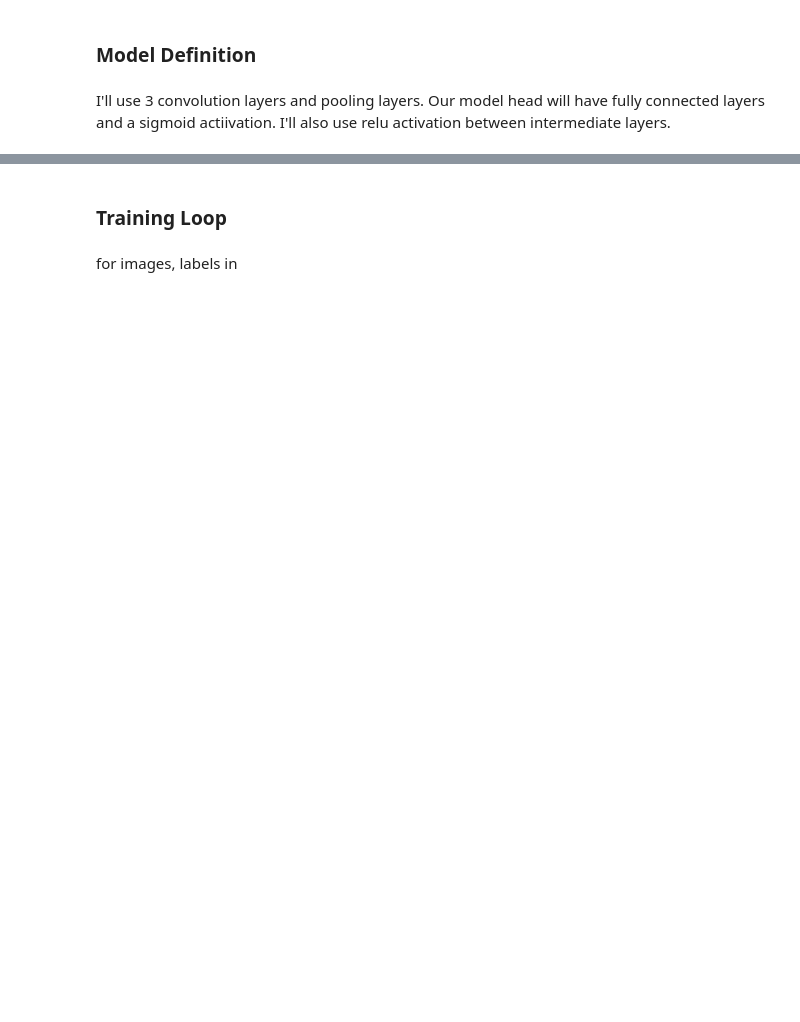
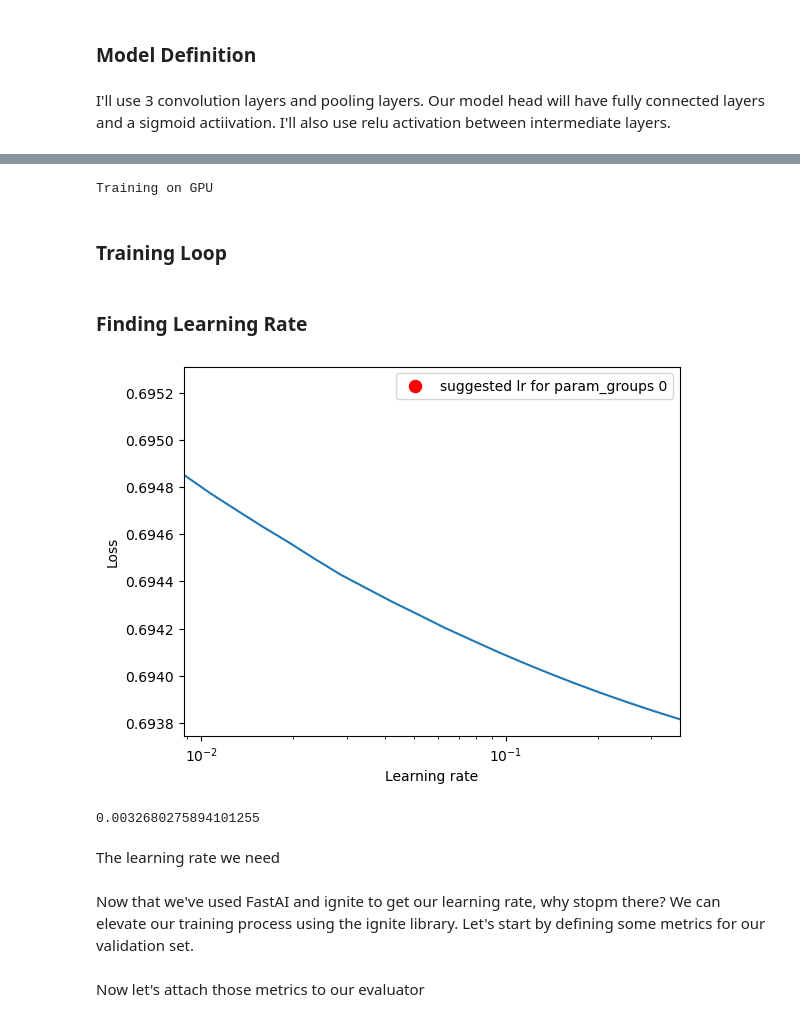
Before and after one commit to youssefokeil/DayNightClassification, a Jupyter notebook: day-night-classification.ipynb, the cells around one changed output, grey strips where cells are left out. Saved outputs shown, nothing was run; the diff lists cells and outputs as text; code cells hidden in the pictures; blank space fills up the shorter version.

Commit message:
use ignite and fastai

```diff
--- a/day-night-classification.ipynb
+++ b/day-night-classification.ipynb
@@ -233,9 +323,11 @@ class CNNModule(nn.Module):
         self.conv1=nn.Conv2d(3,16,3,padding=1)
         self.conv2=nn.Conv2d(16,32,3,padding=1)
         self.conv3=nn.Conv2d(32,64,3,padding=1)
-        self.pool=nn.MaxPool2d(2,2)
+        self.pool=nn.AvgPool2d(2,2)
         self.fc1=nn.Linear(8*8*64,512)
         self.fc2=nn.Linear(512,1)
+        self.sigmoid=nn.Sigmoid()
+        self.dropout=nn.Dropout(p=0.2)
     def forward(self,x):
         # input=64 x 64 x 3, output=32 x 32 x 16
         x=self.pool(F.relu(self.conv1(x)))
@@ -246,11 +338,12 @@ class CNNModule(nn.Module):
         # flatten
         x=x.view(-1,8*8*64)
         # fully connected layer
+        x=self.dropout(x)
         x=F.relu(self.fc1(x))
+        self.dropout(x)
         x=F.relu(self.fc2(x))
-        # head of the model
-        x=nn.Sigmoid(x)
         return x
-# %%
-model_cnn=CNNModule()
-loss=nn.BCELoss()
+# %%
+model_cnn=CNNModule()
+criterion=nn.BCEWithLogitsLoss()
+optimizer= torch.optim.SGD(model_cnn.parameters(), lr=0.01)
@@ -257,5 +359,9 @@ loss=nn.BCELoss()
+# %%
+train_gpu=torch.cuda.is_available()
+if train_gpu:
+    model_cnn.cuda()
+    print("Training on GPU")
+# %% [output]
+Training on GPU
 # %% [markdown]
 ### Training Loop
-# %% [markdown]
-
-for images, labels in
@@ -261,0 +423,16 @@ for images, labels in
+# %% [markdown]
+### Finding Learning Rate
+# %%
+
+lr_finder=FastaiLRFinder()
+with lr_finder.attach(trainer,start_lr=0.001,end_lr=1.0,to_save={"model":model_cnn,"optimizer":optimizer}) as train_lr_find:
+    train_lr_find.run(train_loader)
+
+lr_finder.get_results()
+lr_finder.plot()
+lr_finder.lr_suggestion()
+# %% [output]
+[figure, added]
+0.0032680275894101255
+# %% [markdown]
+The learning rate we need
@@ -261,0 +441,2 @@ for images, labels in
+# %% [markdown]
+Now that we've used FastAI and ignite to get our learning rate, why stopm there? We can elevate our training process using the ignite library. Let's start by defining some metrics for our validation set.
@@ -261,0 +458,2 @@ for images, labels in
+# %% [markdown]
+Now let's attach those metrics to our evaluator
```
Also changed, not shown: parts of 70 cells of this notebook.
